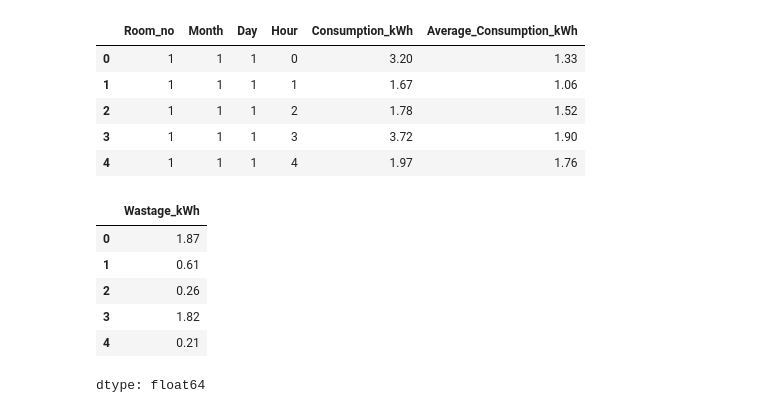
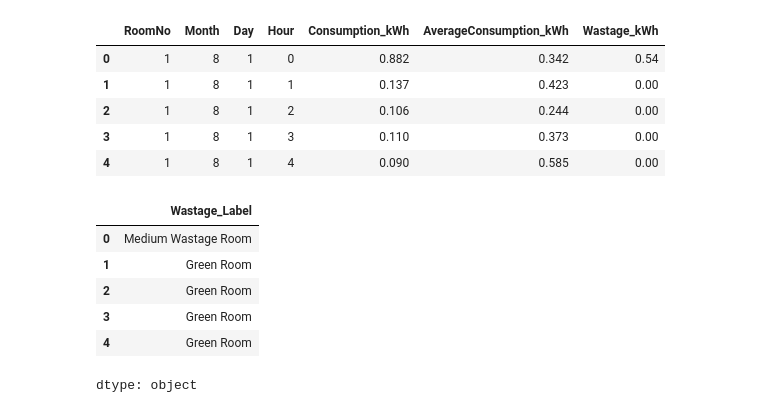
Before and after one commit to janhavi-lab/GreenTechi, a Jupyter notebook: Electricity.ipynb, the cells around one changed output. Drawn from its saved outputs; the diff is of its cells as text; code cells hidden in the pictures.

```diff
--- a/Electricity.ipynb
+++ b/Electricity.ipynb
@@ -8,26 +8,26 @@ from sklearn.model_selection import train_test_split
 from sklearn.linear_model import LinearRegression
 from sklearn.metrics import mean_squared_error, r2_score
 # %%
-df = pd.read_csv('/content/consumption.csv')
+df = pd.read_csv('/content/classification_dataset.csv')
 # %%
-X = df.drop('Wastage_kWh', axis=1)
-y = df['Wastage_kWh']
+X = df.drop('Wastage_Label', axis=1)
+y = df['Wastage_Label']
 display(X.head())
 display(y.head())
 # %% [output]
-|  | Room_no | Month | Day | Hour | Consumption_kWh | Average_Consumption_kWh |
-| 0 | 1 | 1 | 1 | 0 | 3.20 | 1.33 |
-| 1 | 1 | 1 | 1 | 1 | 1.67 | 1.06 |
-| 2 | 1 | 1 | 1 | 2 | 1.78 | 1.52 |
-| 3 | 1 | 1 | 1 | 3 | 3.72 | 1.90 |
-| 4 | 1 | 1 | 1 | 4 | 1.97 | 1.76 |
+|  | RoomNo | Month | Day | Hour | Consumption_kWh | AverageConsumption_kWh | Wastage_kWh |
+| 0 | 1 | 8 | 1 | 0 | 0.882 | 0.342 | 0.54 |
+| 1 | 1 | 8 | 1 | 1 | 0.137 | 0.423 | 0.00 |
+| 2 | 1 | 8 | 1 | 2 | 0.106 | 0.244 | 0.00 |
+| 3 | 1 | 8 | 1 | 3 | 0.110 | 0.373 | 0.00 |
+| 4 | 1 | 8 | 1 | 4 | 0.090 | 0.585 | 0.00 |
-|  | Wastage_kWh |
-| 0 | 1.87 |
-| 1 | 0.61 |
-| 2 | 0.26 |
-| 3 | 1.82 |
-| 4 | 0.21 |
+|  | Wastage_Label |
+| 0 | Medium Wastage Room |
+| 1 | Green Room |
+| 2 | Green Room |
+| 3 | Green Room |
+| 4 | Green Room |
-dtype: float64
+dtype: object
 # %%
 display(df.head())
 display(df.info())
```
Also changed, not shown: parts of 29 cells of this notebook.
